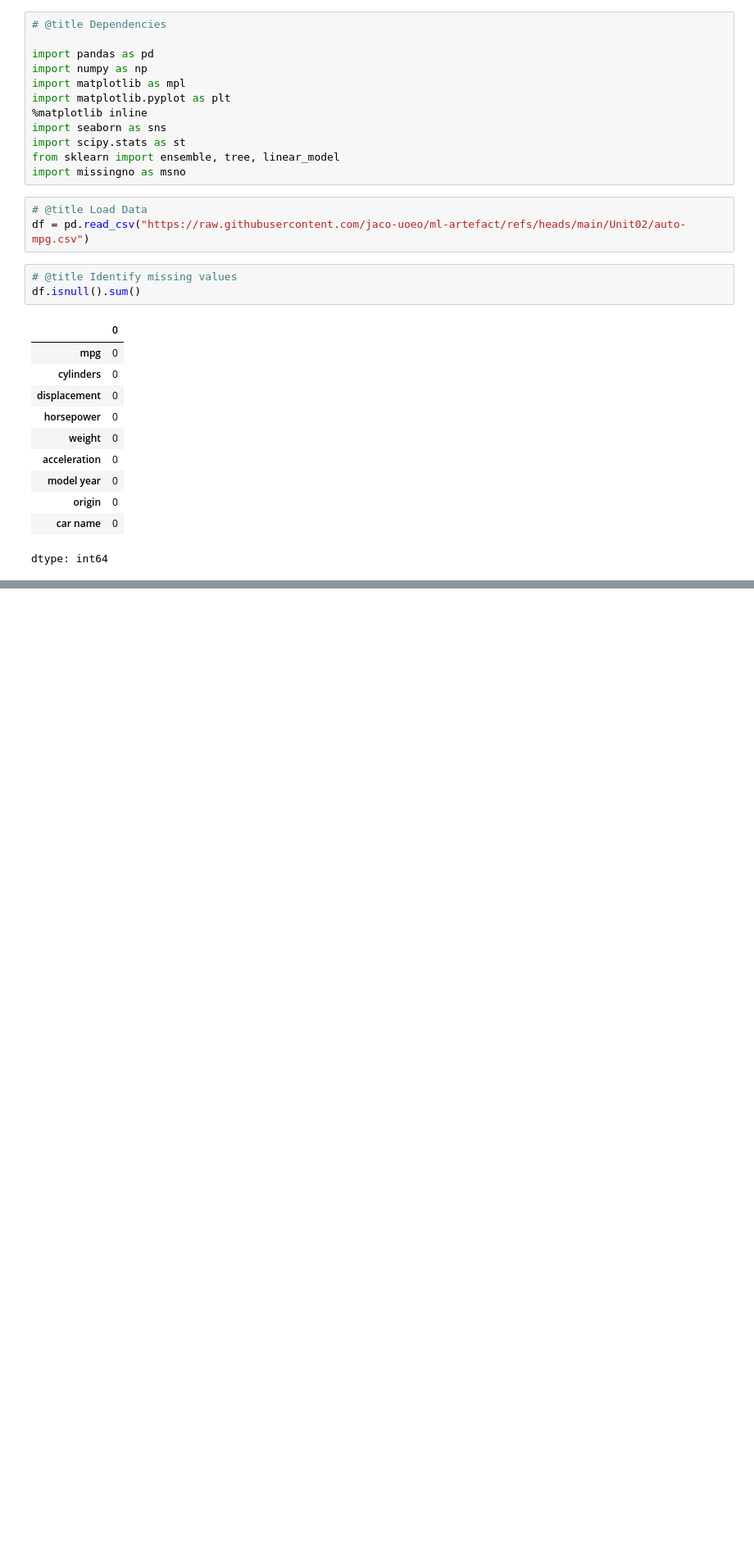
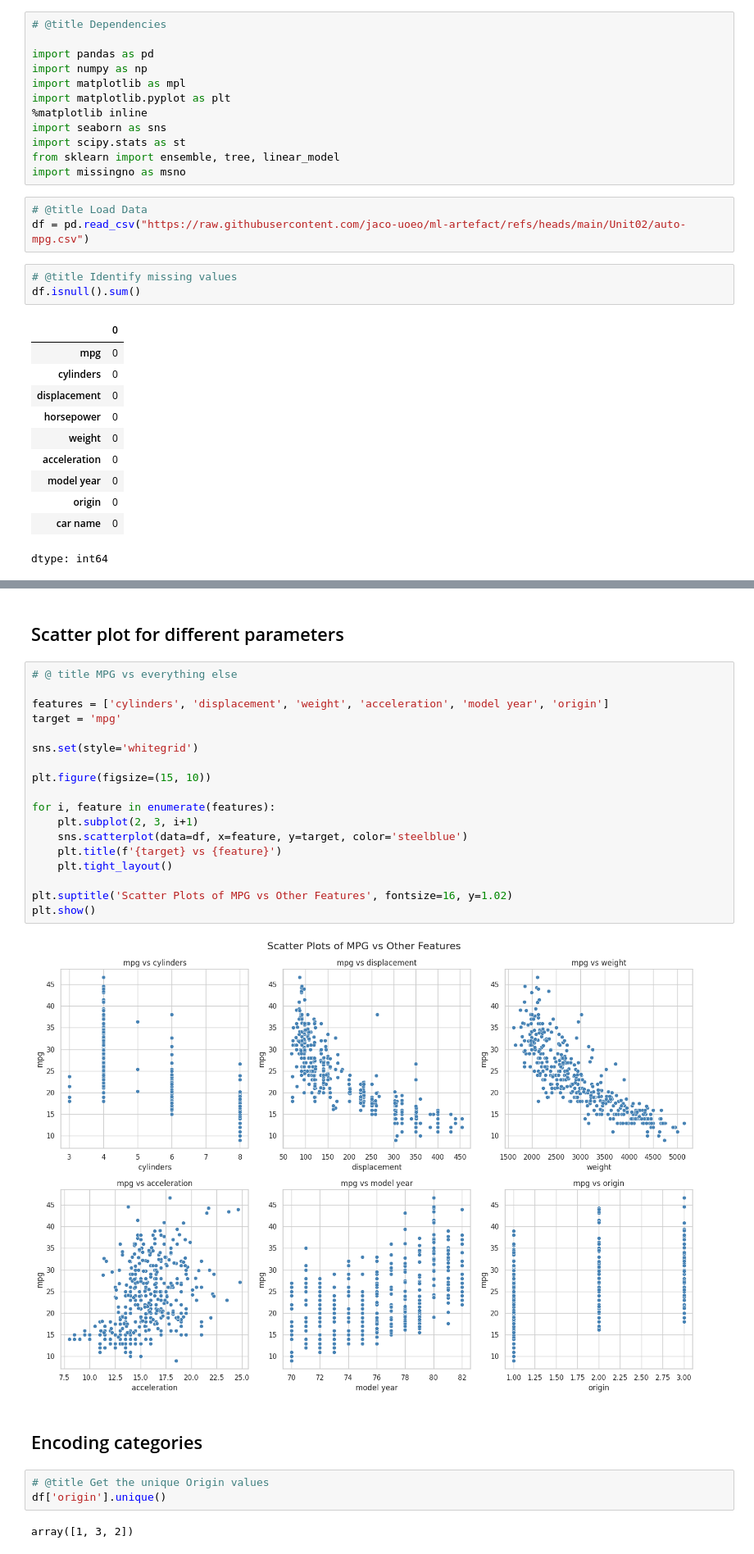
Before and after one commit to jaco-uoeo/ml-artefact, a Jupyter notebook: Unit02/auto_mpgh.ipynb, the cells around one changed output, grey strips where cells are left out. Shown at 82% size. Saved outputs shown, nothing was run; the diff lists cells and outputs as text; blank space fills up the shorter version.

```diff
--- a/Unit02/auto_mpgh.ipynb
+++ b/Unit02/auto_mpgh.ipynb
@@ -45,0 +118,29 @@ We can see there are no missing values in the dataset.
+# %% [markdown]
+## Scatter plot for different parameters
+# %%
+# @ title MPG vs everything else
+
+features = ['cylinders', 'displacement', 'weight', 'acceleration', 'model year', 'origin']
+target = 'mpg'
+
+sns.set(style='whitegrid')
+
+plt.figure(figsize=(15, 10))
+
+for i, feature in enumerate(features):
+    plt.subplot(2, 3, i+1)
+    sns.scatterplot(data=df, x=feature, y=target, color='steelblue')
+    plt.title(f'{target} vs {feature}')
+    plt.tight_layout()
+
+plt.suptitle('Scatter Plots of MPG vs Other Features', fontsize=16, y=1.02)
+plt.show()
+# %% [output]
+[figure, added]
+# %% [markdown]
+## Encoding categories
+# %%
+# @title Get the unique Origin values
+df['origin'].unique()
+# %% [output]
+array([1, 3, 2])
```
Also changed, not shown: parts of 9 cells of this notebook.
